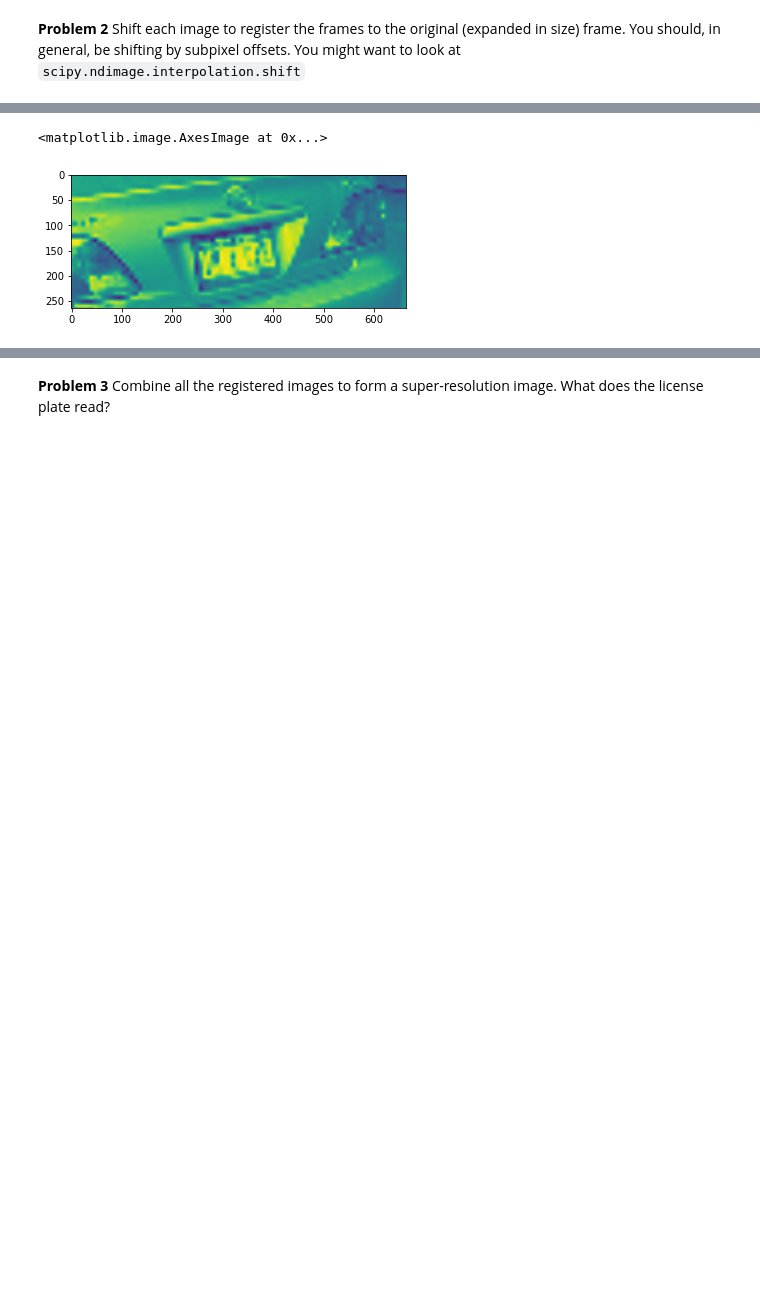
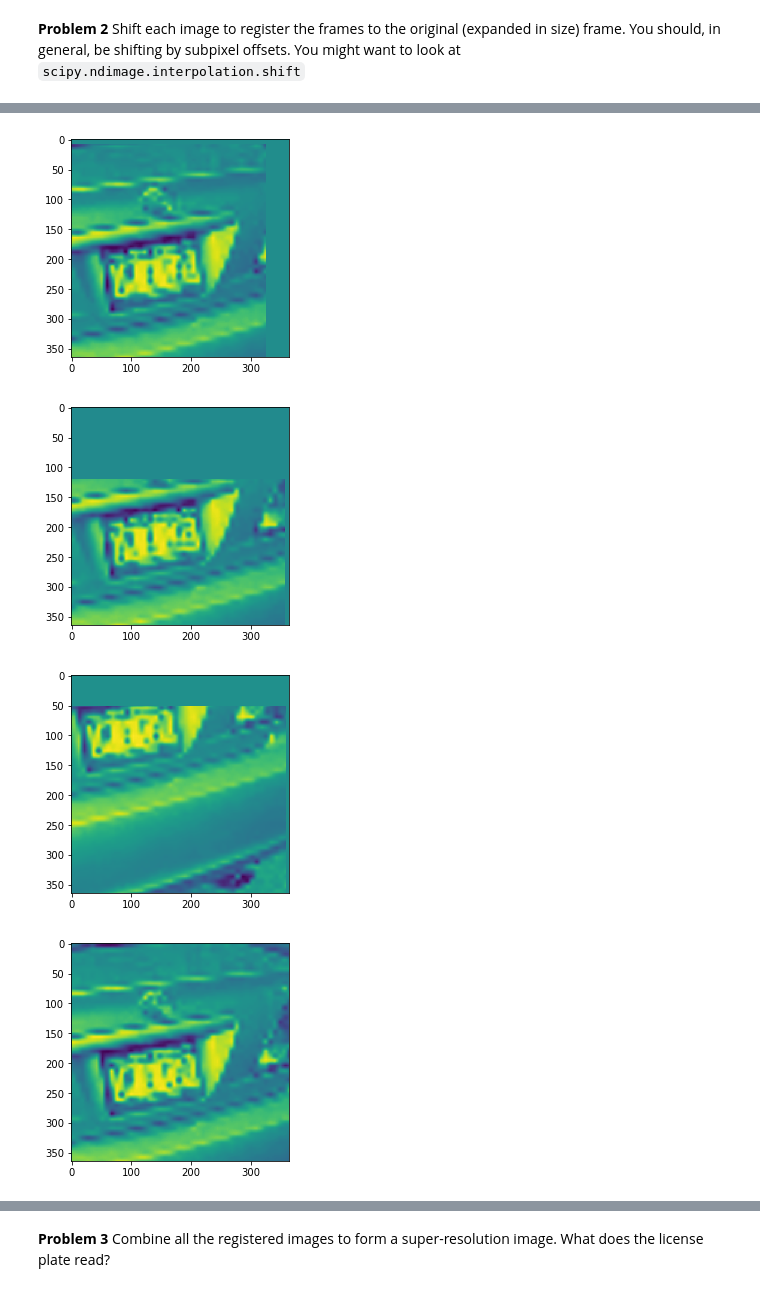
Before and after one commit to christianhbye/python_ay_250_hw, a Jupyter notebook: hw_1/hw_1_assignment.ipynb, the cells around one changed output, grey strips where cells are left out. Saved outputs shown, nothing was run; the diff lists cells and outputs as text; code cells hidden in the pictures; blank space fills up the shorter version.

```diff
--- a/hw_1/hw_1_assignment.ipynb
+++ b/hw_1/hw_1_assignment.ipynb
@@ -171,3 +178,7 @@ t=scipy.ndimage.shift(im_arrays[1], -1*offsets[1])
+# %%
+shifted_ims=np.empty_like(im_arrays)
+for i in range(len(im_arrays)):
+    shifted_ims[i]=ndimage.shift(im_arrays[i], offsets[i])
 # %%
 plt.imshow(im_arrays[0])
 # %% [output]
@@ -176,5 +187,10 @@ plt.imshow(im_arrays[0])
-# %%
-plt.imshow(im_arrays[1])
-# %% [output]
-<matplotlib.image.AxesImage at 0x...>
-[figure, removed]
+# %%
+for i in range(1,10):
+    plt.figure()
+    plt.imshow(shifted_ims[i], interpolation='none')
+    plt.show()
+# %% [output]
+[figure, added]
+[figure, added]
+[figure, added]
+[figure, added]
```
Also changed, not shown: parts of 11 cells of this notebook.
